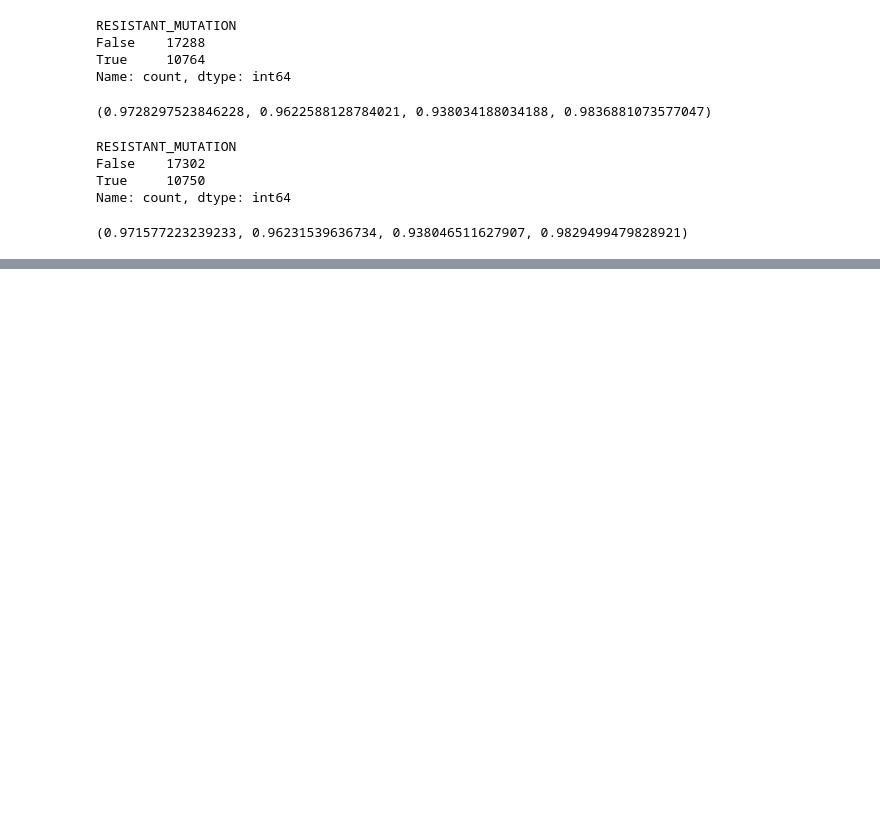
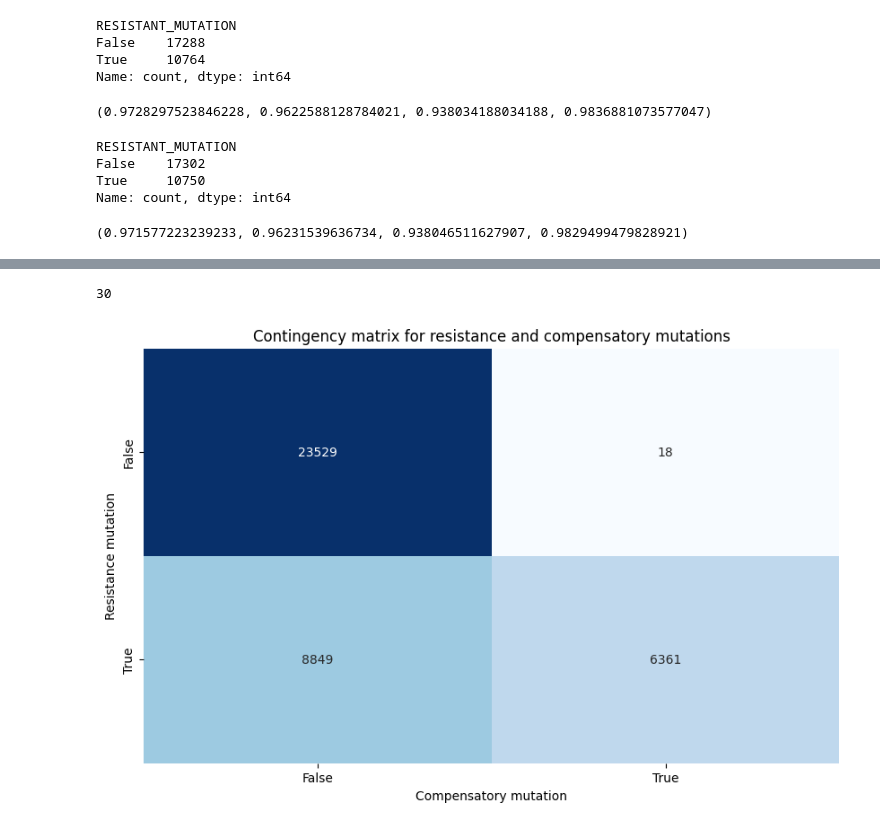
Before and after one commit to fowler-lab/tb-rnap-subpopulations, a Jupyter notebook: Reproduce_Figures.ipynb, the cells around one changed output, grey strips where cells are left out. Saved outputs shown, nothing was run; the diff lists cells and outputs as text; code cells hidden in the pictures; blank space fills up the shorter version.

```diff
--- a/Reproduce_Figures.ipynb
+++ b/Reproduce_Figures.ipynb
@@ -376,0 +497,23 @@ plot_stats_histogram(stats)
+# %%
+#check overlap
+overlap = mutations_agg[(mutations_agg['R_MAJOR_ALLELE'] == True) & (mutations_agg['R_MINOR_ALLELE'] == True)].UNIQUEID.to_list()
+len(overlap)
+# %% [output]
+30
+# %%
+#make contingency matrix for samples based on resistance and compensatory mutations, exluding the overlap
+def contingency_heatmap(df, overlap):
+    contingency = pd.crosstab(df[~df['UNIQUEID'].isin(overlap)]['RESISTANT_MUTATION'], df[~df['UNIQUEID'].isin(overlap)]['COMPENSATORY_MUTATION'])
+    contingency
+
+    #show contingency matrix as heatmap in green colour, wihtout rounded values
+    plt.figure(figsize=(10, 6))
+    sns.heatmap(contingency, annot=True, fmt='d', cmap='Blues', cbar=False)
+    plt.title('Contingency matrix for resistance and compensatory mutations')
+    plt.xlabel('Compensatory mutation')
+    plt.ylabel('Resistance mutation')
+    plt.show()
+
+contingency_heatmap(mutations_agg, overlap)
+# %% [output]
+[figure, added]
```
Also changed, not shown: parts of 15 cells of this notebook, 4 other files.
